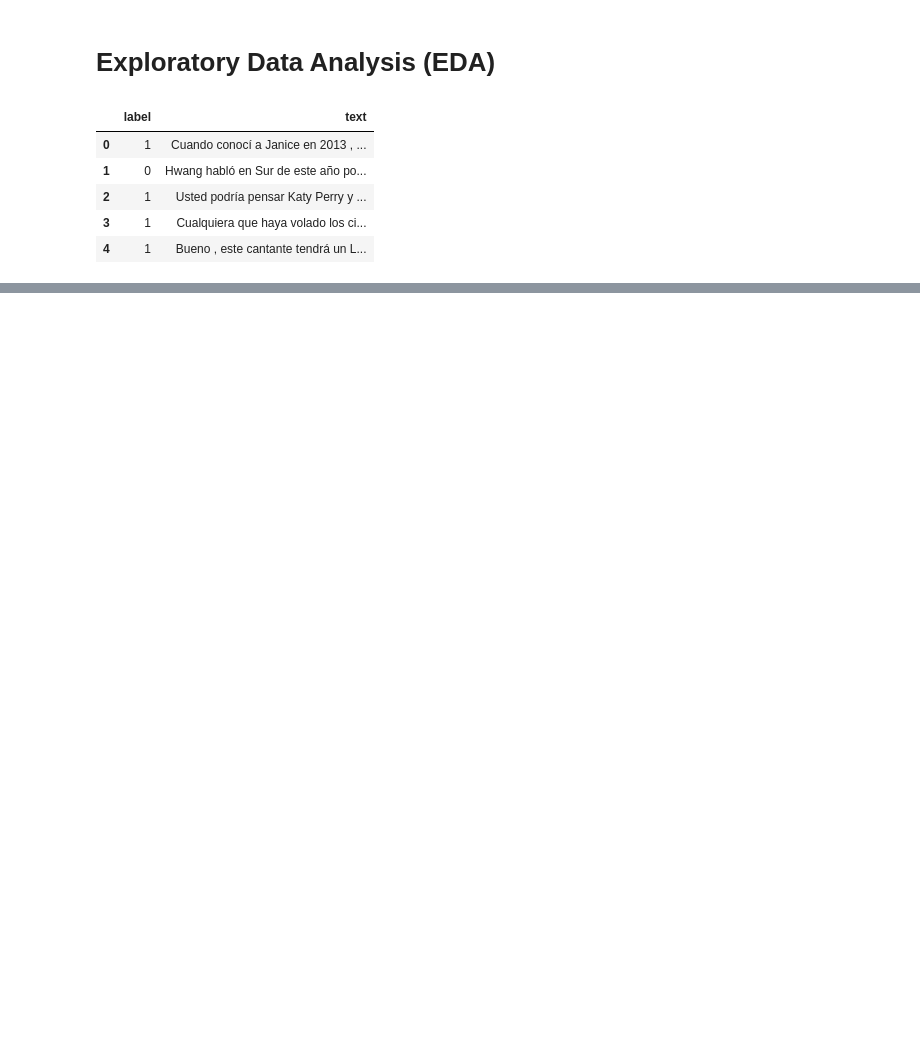
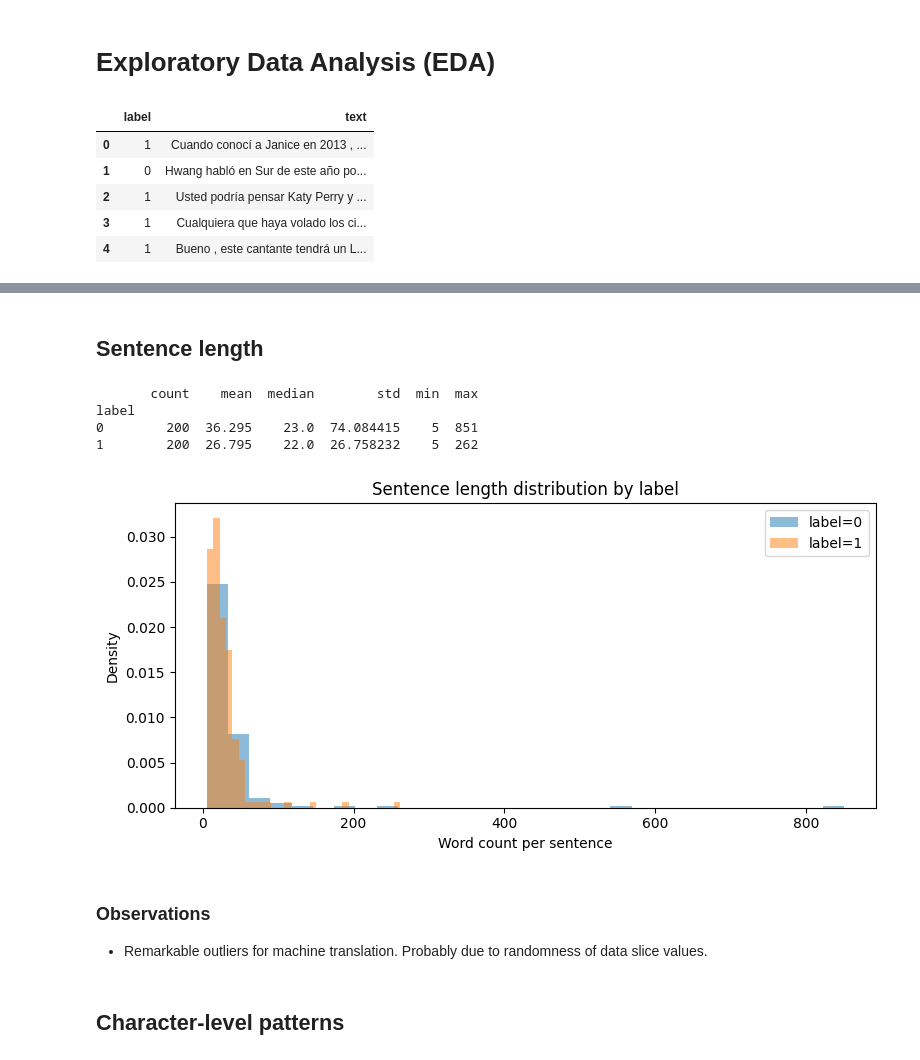
Before and after one commit to Funnear/project-3-nlp, a Jupyter notebook: notebooks/1_EDA.ipynb, the cells around one changed output, grey strips where cells are left out. Cells and saved outputs as stored; diff of their text form; code cells hidden in the pictures; blank space fills up the shorter version.

```diff
--- a/notebooks/1_EDA.ipynb
+++ b/notebooks/1_EDA.ipynb
@@ -36,0 +68,6 @@ df.head(5)
+# %%
+from IPython.utils.capture import capture_output
+
+# this code will be captured in memory and not displayed
+with capture_output() as output:
+    eda.print_eda_report(df)
@@ -36,0 +141,46 @@ df.head(5)
+# %% [markdown]
+## Sentence length
+# %%
+# assume df_slice with columns: "text" (str), "label" (0 = machine, 1 = human)
+
+# --- word count per sentence ---
+df_slice = df_slice.copy()
+df_slice["word_count"] = df_slice["text"].str.split().str.len()
+
+# --- mean / median word counts per label ---
+length_stats = (
+    df_slice
+    .groupby("label")["word_count"]
+    .agg(["count", "mean", "median", "std", "min", "max"])
+)
+print(length_stats)
+
+# --- histograms of sentence length per label ---
+fig, ax = plt.subplots(figsize=(8, 4))
+
+for lbl, subset in df_slice.groupby("label"):
+    ax.hist(
+        subset["word_count"],
+        bins=30,
+        alpha=0.5,
+        label=f"label={lbl}",
+        density=True,
+    )
+
+ax.set_xlabel("Word count per sentence")
+ax.set_ylabel("Density")
+ax.set_title("Sentence length distribution by label")
+ax.legend()
+plt.tight_layout()
+plt.show()
+# %% [output]
+       count    mean  median        std  min  max
+label
+0        200  36.295    23.0  74.084415    5  851
+1        200  26.795    22.0  26.758232    5  262
+[figure, added]
+# %% [markdown]
+### Observations
+- Remarkable outliers for machine translation. Probably due to randomness of data slice values.
+# %% [markdown]
+## Character-level patterns
```
Also changed, not shown: parts of 28 cells of this notebook, 4 other files.
